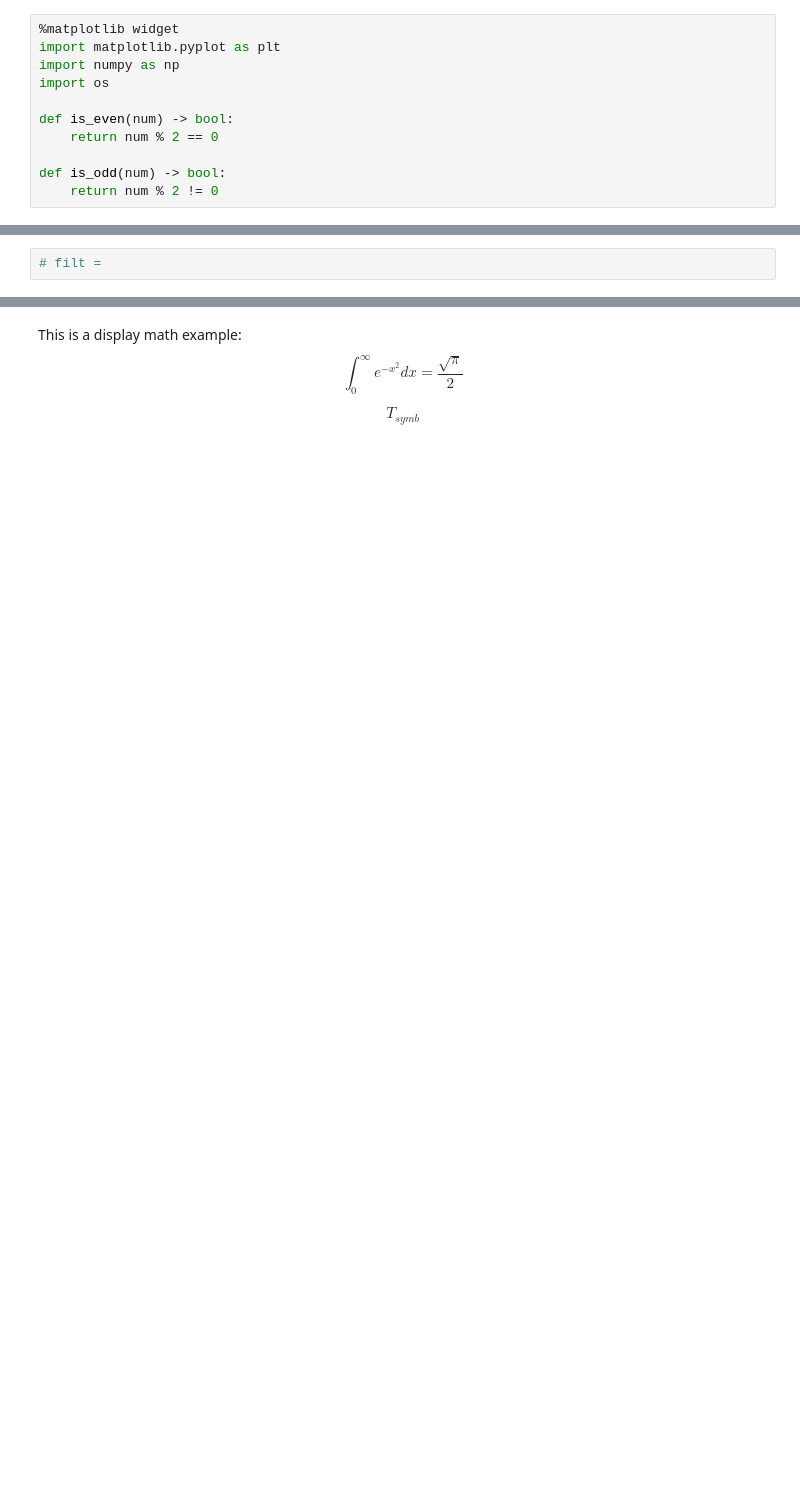
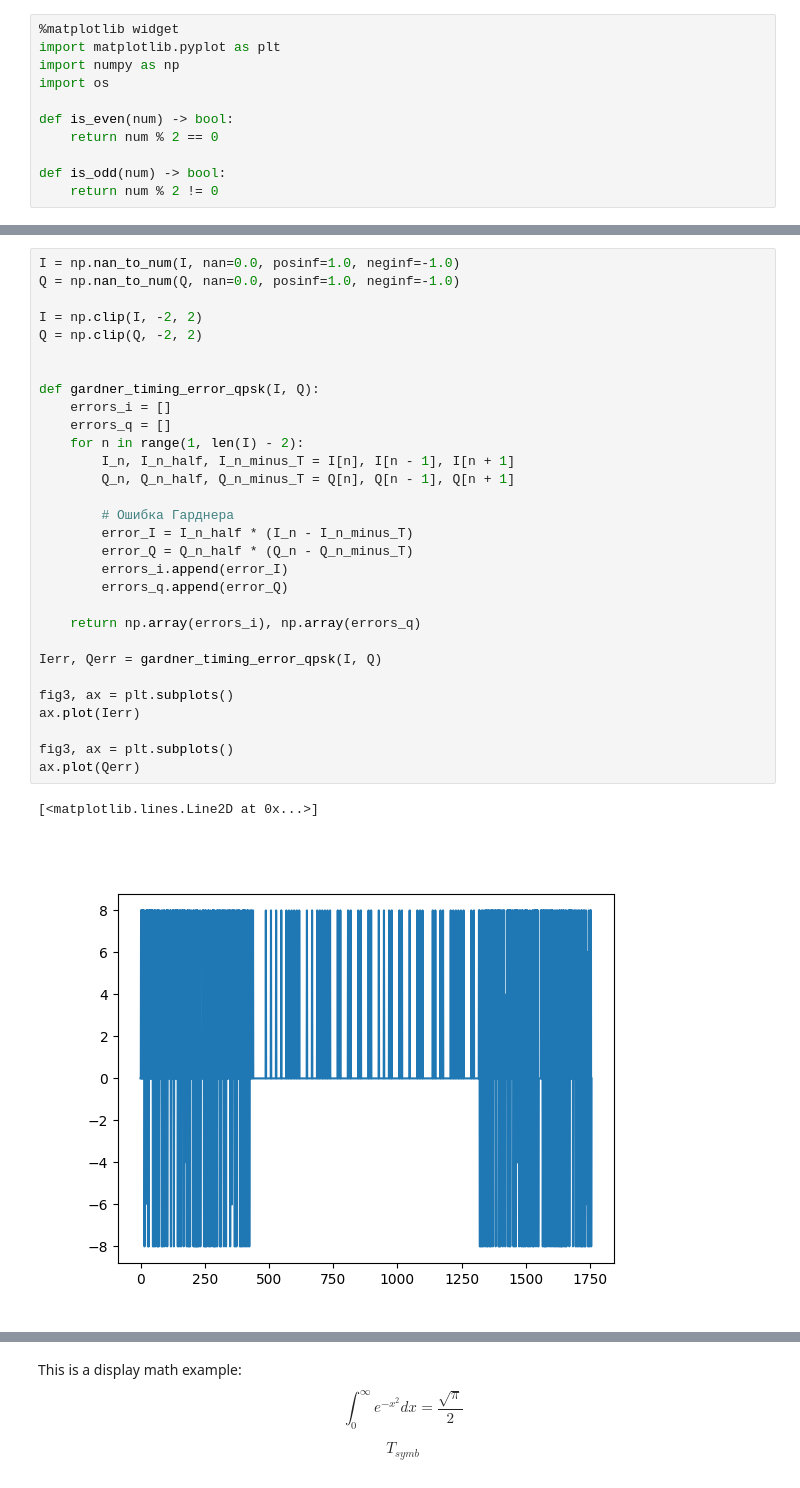
Before and after one commit to DmitriyMosk/sdr-dsp-playground, a Jupyter notebook: timing.ipynb, the cells around one changed output, grey strips where cells are left out. Drawn from its saved outputs; the diff is of its cells as text; blank space fills up the shorter version.

```diff
--- a/timing.ipynb
+++ b/timing.ipynb
@@ -64,2 +65,33 @@ i_q_visio()
-# %%
-# filt =
+# %%
+I = np.nan_to_num(I, nan=0.0, posinf=1.0, neginf=-1.0)
+Q = np.nan_to_num(Q, nan=0.0, posinf=1.0, neginf=-1.0)
+
+I = np.clip(I, -2, 2)
+Q = np.clip(Q, -2, 2)
+
+
+def gardner_timing_error_qpsk(I, Q):
+    errors_i = []
+    errors_q = []
+    for n in range(1, len(I) - 2):
+        I_n, I_n_half, I_n_minus_T = I[n], I[n - 1], I[n + 1]
+        Q_n, Q_n_half, Q_n_minus_T = Q[n], Q[n - 1], Q[n + 1]
+
+        # Ошибка Гарднера
+        error_I = I_n_half * (I_n - I_n_minus_T)
+        error_Q = Q_n_half * (Q_n - Q_n_minus_T)
+        errors_i.append(error_I)
+        errors_q.append(error_Q)
+
+    return np.array(errors_i), np.array(errors_q)
+
+Ierr, Qerr = gardner_timing_error_qpsk(I, Q)
+
+fig3, ax = plt.subplots()
+ax.plot(Ierr)
+
+fig3, ax = plt.subplots()
+ax.plot(Qerr)
+# %% [output]
+[<matplotlib.lines.Line2D at 0x...>]
+[figure, added]
```
Also changed, not shown: parts of 5 cells of this notebook, 3 other files.
